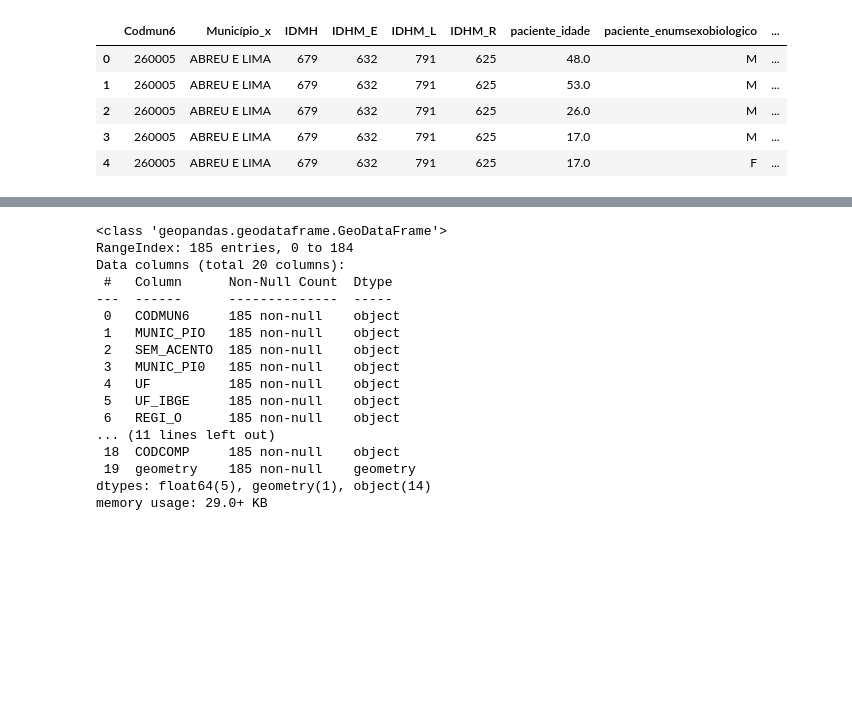
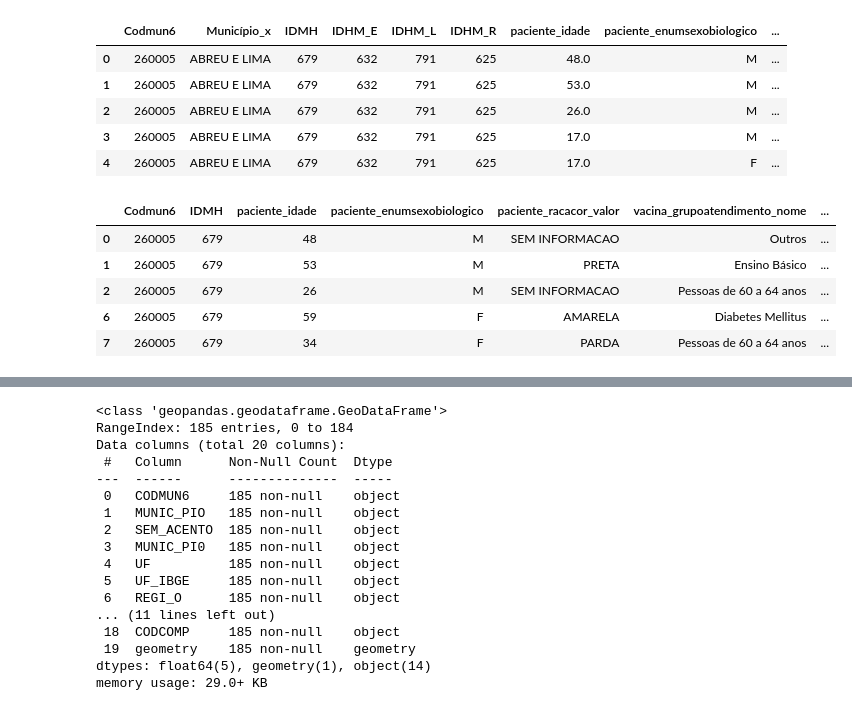
Before and after one commit to CamilaSDantas/vacina_covid19_pernambuco, a Jupyter notebook: VACINAxIDhPE.ipynb, the cells around one changed output, grey strips where cells are left out. Saved outputs shown, nothing was run; the diff lists cells and outputs as text; code cells hidden in the pictures; blank space fills up the shorter version.

```diff
--- a/VACINAxIDhPE.ipynb
+++ b/VACINAxIDhPE.ipynb
@@ -171,6 +171,22 @@ vacinaspe.head()
 | 2 | 260005 | ABREU E LIMA | 679 | 632 | 791 | 625 | 26.0 | M | ... |
 | 3 | 260005 | ABREU E LIMA | 679 | 632 | 791 | 625 | 17.0 | M | ... |
 | 4 | 260005 | ABREU E LIMA | 679 | 632 | 791 | 625 | 17.0 | F | ... |
+# %%
+vacinaspe.paciente_idade = vacinaspe.paciente_idade.astype('int64')
+# %%
+colunas = ['Codmun6','IDMH', 'paciente_idade', 'paciente_enumsexobiologico', 'paciente_racacor_valor', 'vacina_grupoatendimento_nome', 'vacina_nome', 'latitude', 'longitude']
+vacinaspe = vacinaspe[colunas]
+# %%
+vacinaspe.dropna( subset=['vacina_grupoatendimento_nome'], inplace=True )
+# %%
+vacinaspe.head()
+# %% [output]
+|  | Codmun6 | IDMH | paciente_idade | paciente_enumsexobiologico | paciente_racacor_valor | vacina_grupoatendimento_nome | ... |
+| 0 | 260005 | 679 | 48 | M | SEM INFORMACAO | Outros | ... |
+| 1 | 260005 | 679 | 53 | M | PRETA | Ensino Básico | ... |
+| 2 | 260005 | 679 | 26 | M | SEM INFORMACAO | Pessoas de 60 a 64 anos | ... |
+| 6 | 260005 | 679 | 59 | F | AMARELA | Diabetes Mellitus | ... |
+| 7 | 260005 | 679 | 34 | F | PARDA | Pessoas de 60 a 64 anos | ... |
 # %%
 mapape = gpd.read_file('/content/drive/MyDrive/Covid19 dados tcc/tcc/PE_Mun97_region.shx')
 # %%
```
Also changed, not shown: parts of 3 cells of this notebook.
